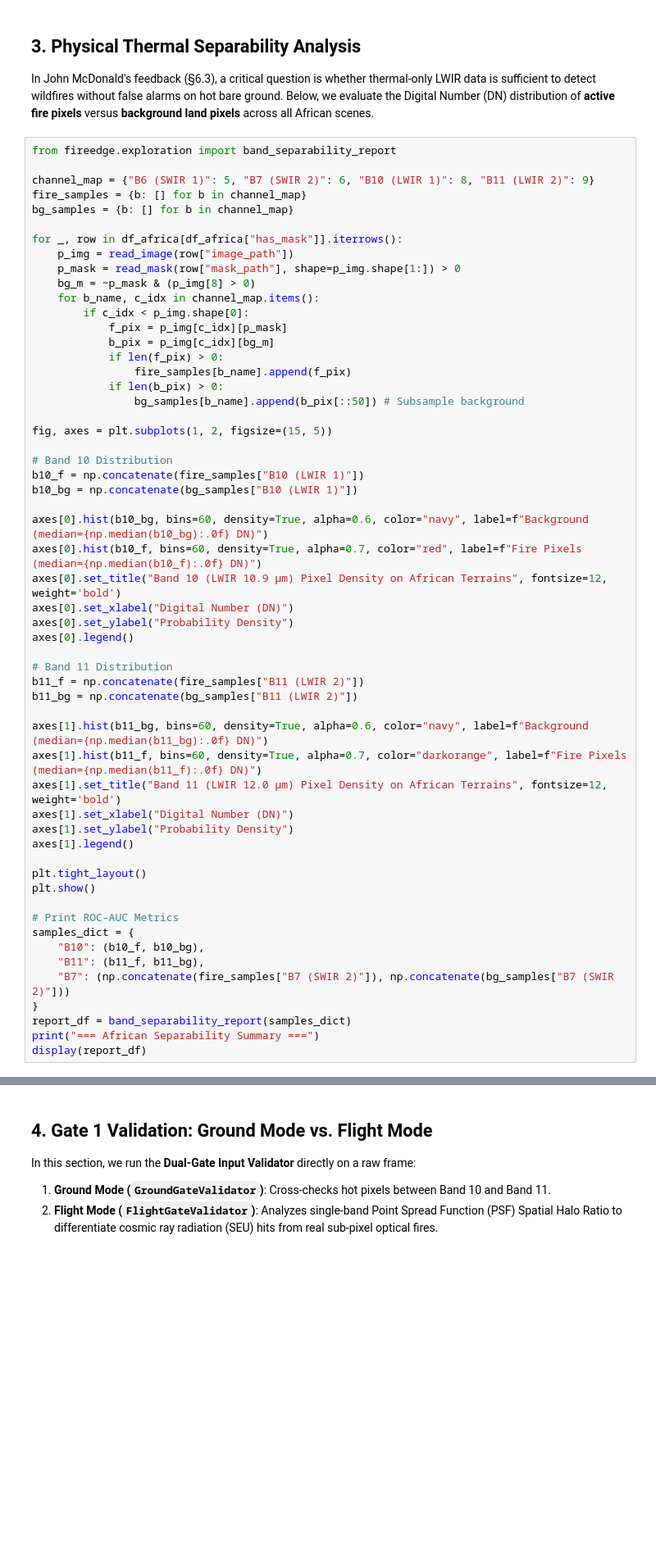
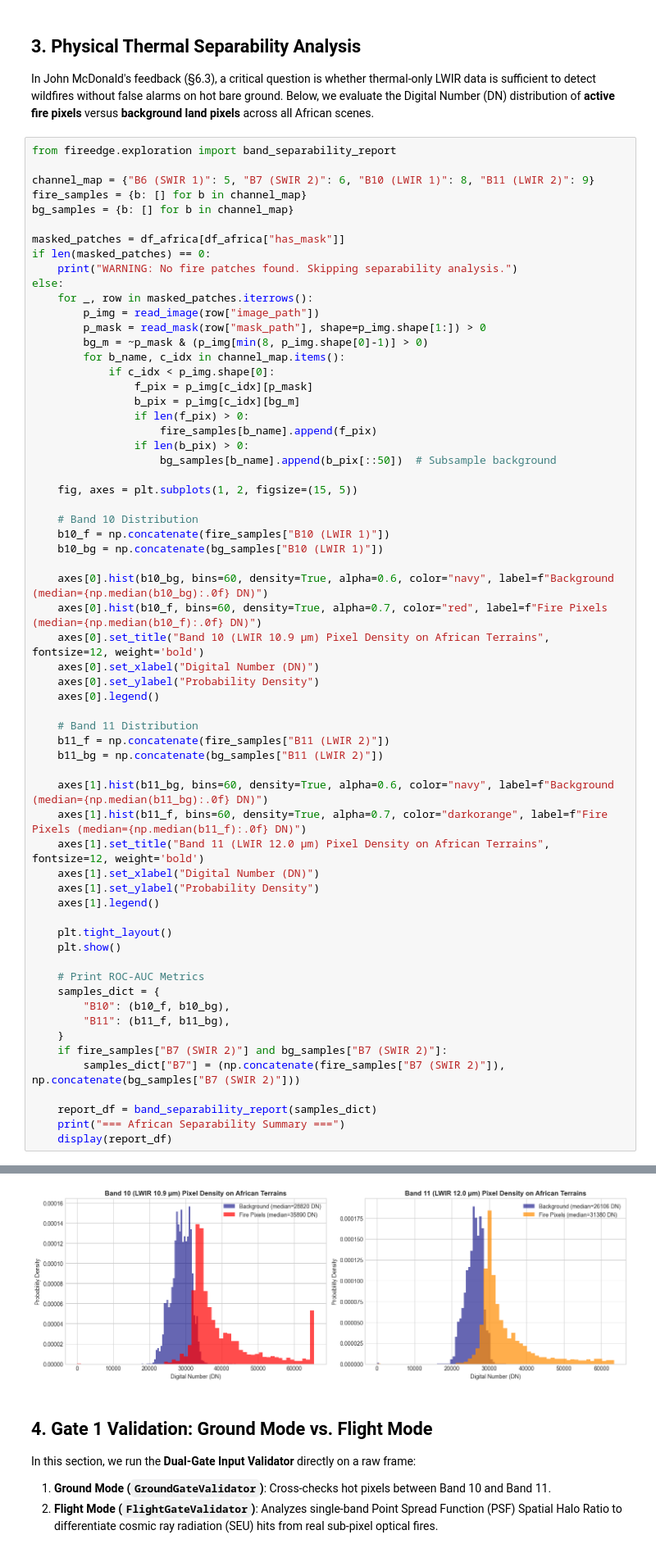
Before and after one commit to kacemamine721-star/thermal-edge-fire, a Jupyter notebook: notebooks/01_african_data_exploration.ipynb, the cells around one changed output, grey strips where cells are left out. Shown at 82% size. Cells and saved outputs as stored; diff of their text form; blank space fills up the shorter version.

```diff
--- a/notebooks/01_african_data_exploration.ipynb
+++ b/notebooks/01_african_data_exploration.ipynb
@@ -123,52 +164,59 @@ channel_map = {"B6 (SWIR 1)": 5, "B7 (SWIR 2)": 6, "B10 (LWIR 1)": 8, "B11 (LWIR
 fire_samples = {b: [] for b in channel_map}
 bg_samples = {b: [] for b in channel_map}
 
-for _, row in df_africa[df_africa["has_mask"]].iterrows():
-    p_img = read_image(row["image_path"])
-    p_mask = read_mask(row["mask_path"], shape=p_img.shape[1:]) > 0
-    bg_m = ~p_mask & (p_img[8] > 0)
-    for b_name, c_idx in channel_map.items():
-        if c_idx < p_img.shape[0]:
-            f_pix = p_img[c_idx][p_mask]
-            b_pix = p_img[c_idx][bg_m]
-            if len(f_pix) > 0:
-                fire_samples[b_name].append(f_pix)
-            if len(b_pix) > 0:
-                bg_samples[b_name].append(b_pix[::50]) # Subsample background
+masked_patches = df_africa[df_africa["has_mask"]]
+if len(masked_patches) == 0:
+    print("WARNING: No fire patches found. Skipping separability analysis.")
+else:
+    for _, row in masked_patches.iterrows():
+        p_img = read_image(row["image_path"])
+        p_mask = read_mask(row["mask_path"], shape=p_img.shape[1:]) > 0
+        bg_m = ~p_mask & (p_img[min(8, p_img.shape[0]-1)] > 0)
+        for b_name, c_idx in channel_map.items():
+            if c_idx < p_img.shape[0]:
+                f_pix = p_img[c_idx][p_mask]
+                b_pix = p_img[c_idx][bg_m]
+                if len(f_pix) > 0:
+                    fire_samples[b_name].append(f_pix)
+                if len(b_pix) > 0:
+                    bg_samples[b_name].append(b_pix[::50])  # Subsample background
 
-fig, axes = plt.subplots(1, 2, figsize=(15, 5))
+    fig, axes = plt.subplots(1, 2, figsize=(15, 5))
 
-# Band 10 Distribution
-b10_f = np.concatenate(fire_samples["B10 (LWIR 1)"])
-b10_bg = np.concatenate(bg_samples["B10 (LWIR 1)"])
+    # Band 10 Distribution
+    b10_f = np.concatenate(fire_samples["B10 (LWIR 1)"])
+    b10_bg = np.concatenate(bg_samples["B10 (LWIR 1)"])
 
-axes[0].hist(b10_bg, bins=60, density=True, alpha=0.6, color="navy", label=f"Background (median={np.median(b10_bg):.0f} DN)")
-axes[0].hist(b10_f, bins=60, density=True, alpha=0.7, color="red", label=f"Fire Pixels (median={np.median(b10_f):.0f} DN)")
-axes[0].set_title("Band 10 (LWIR 10.9 µm) Pixel Density on African Terrains", fontsize=12, weight='bold')
-axes[0].set_xlabel("Digital Number (DN)")
-axes[0].set_ylabel("Probability Density")
-axes[0].legend()
+    axes[0].hist(b10_bg, bins=60, density=True, alpha=0.6, color="navy", label=f"Background (median={np.median(b10_bg):.0f} DN)")
+    axes[0].hist(b10_f, bins=60, density=True, alpha=0.7, color="red", label=f"Fire Pixels (median={np.median(b10_f):.0f} DN)")
+    axes[0].set_title("Band 10 (LWIR 10.9 µm) Pixel Density on African Terrains", fontsize=12, weight='bold')
+    axes[0].set_xlabel("Digital Number (DN)")
+    axes[0].set_ylabel("Probability Density")
+    axes[0].legend()
 
-# Band 11 Distribution
-b11_f = np.concatenate(fire_samples["B11 (LWIR 2)"])
-b11_bg = np.concatenate(bg_samples["B11 (LWIR 2)"])
+    # Band 11 Distribution
+    b11_f = np.concatenate(fire_samples["B11 (LWIR 2)"])
+    b11_bg = np.concatenate(bg_samples["B11 (LWIR 2)"])
 
-axes[1].hist(b11_bg, bins=60, density=True, alpha=0.6, color="navy", label=f"Background (median={np.median(b11_bg):.0f} DN)")
-axes[1].hist(b11_f, bins=60, density=True, alpha=0.7, color="darkorange", label=f"Fire Pixels (median={np.median(b11_f):.0f} DN)")
-axes[1].set_title("Band 11 (LWIR 12.0 µm) Pixel Density on African Terrains", fontsize=12, weight='bold')
-axes[1].set_xlabel("Digital Number (DN)")
-axes[1].set_ylabel("Probability Density")
-axes[1].legend()
+    axes[1].hist(b11_bg, bins=60, density=True, alpha=0.6, color="navy", label=f"Background (median={np.median(b11_bg):.0f} DN)")
+    axes[1].hist(b11_f, bins=60, density=True, alpha=0.7, color="darkorange", label=f"Fire Pixels (median={np.median(b11_f):.0f} DN)")
+    axes[1].set_title("Band 11 (LWIR 12.0 µm) Pixel Density on African Terrains", fontsize=12, weight='bold')
+    axes[1].set_xlabel("Digital Number (DN)")
+    axes[1].set_ylabel("Probability Density")
+    axes[1].legend()
 
-plt.tight_layout()
-plt.show()
+    plt.tight_layout()
+    plt.show()
 
-# Print ROC-AUC Metrics
-samples_dict = {
-    "B10": (b10_f, b10_bg),
-    "B11": (b11_f, b11_bg),
-    "B7": (np.concatenate(fire_samples["B7 (SWIR 2)"]), np.concatenate(bg_samples["B7 (SWIR 2)"]))
-}
-report_df = band_separability_report(samples_dict)
-print("=== African Separability Summary ===")
-display(report_df)
+    # Print ROC-AUC Metrics
+    samples_dict = {
+        "B10": (b10_f, b10_bg),
+        "B11": (b11_f, b11_bg),
+    }
+    if fire_samples["B7 (SWIR 2)"] and bg_samples["B7 (SWIR 2)"]:
+        samples_dict["B7"] = (np.concatenate(fire_samples["B7 (SWIR 2)"]), np.concatenate(bg_samples["B7 (SWIR 2)"]))
+
+    report_df = band_separability_report(samples_dict)
+    print("=== African Separability Summary ===")
+    display(report_df)
+# %% [output]
@@ -175,3 +228,4 @@ display(report_df)
+[figure, added]
 # %% [markdown]
 ## 4. Gate 1 Validation: Ground Mode vs. Flight Mode
 In this section, we run the **Dual-Gate Input Validator** directly on a raw frame:
```
Also changed, not shown: parts of 10 cells of this notebook, 15 other files.
